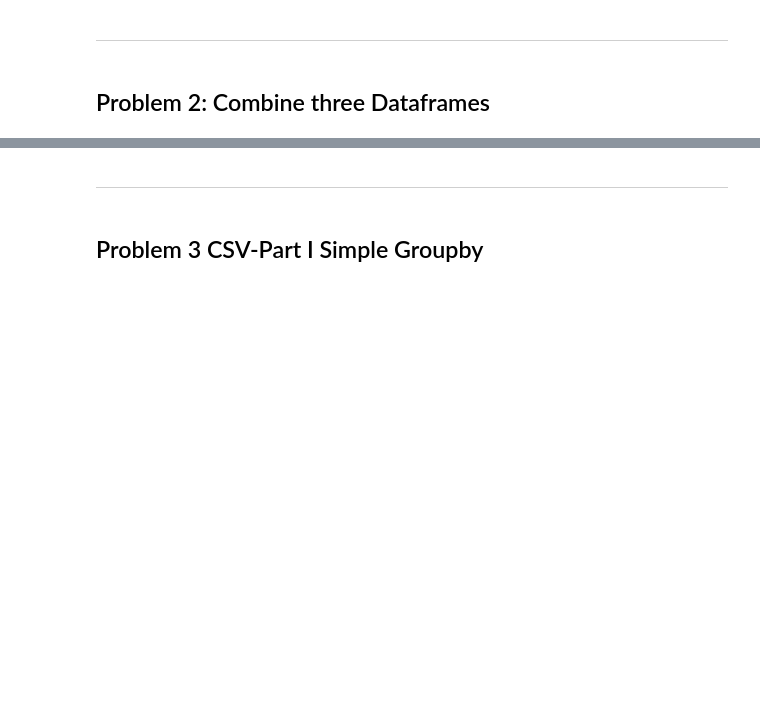
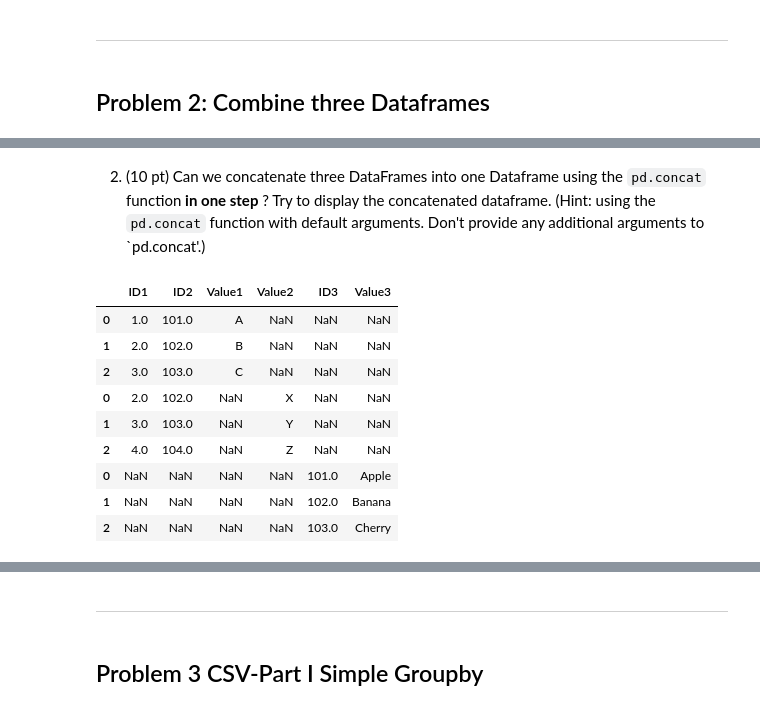
Before and after one commit to baconarray/DS5010_HW5, a Jupyter notebook: beaulieu_hw5.ipynb, the cells around one changed output, grey strips where cells are left out. Cells and saved outputs as stored; diff of their text form; code cells hidden in the pictures; blank space fills up the shorter version.

```diff
--- a/beaulieu_hw5.ipynb
+++ b/beaulieu_hw5.ipynb
@@ -50,13 +89,30 @@ data4 = {'Id_x':[0,1,2,3,4],
 data1 = {'ID1': [1, 2, 3],
          'ID2': [101, 102, 103],
          'Value1': ['A', 'B', 'C']}
-
+df1 = pd.DataFrame(data1)
 
 # Create df2
 data2 = {'ID1': [2, 3, 4],
          'ID2': [102, 103, 104],
          'Value2': ['X', 'Y', 'Z']}
+df2 = pd.DataFrame(data2)
 
 # Create df3
 data3 = {'ID3': [101, 102, 103],
          'Value3': ['Apple', 'Banana', 'Cherry']}
+df3 = pd.DataFrame(data3)
+# %% [markdown]
+2. (10 pt) Can we concatenate three DataFrames into one Dataframe using the `pd.concat` function **in one step** ? Try to display the concatenated dataframe. (Hint: using the `pd.concat` function with default arguments. Don't provide any additional arguments to `pd.concat'.)
+# %%
+pd.concat((df1,df2,df3))
+# %% [output]
+|  | ID1 | ID2 | Value1 | Value2 | ID3 | Value3 |
+| 0 | 1.0 | 101.0 | A | NaN | NaN | NaN |
+| 1 | 2.0 | 102.0 | B | NaN | NaN | NaN |
+| 2 | 3.0 | 103.0 | C | NaN | NaN | NaN |
+| 0 | 2.0 | 102.0 | NaN | X | NaN | NaN |
+| 1 | 3.0 | 103.0 | NaN | Y | NaN | NaN |
+| 2 | 4.0 | 104.0 | NaN | Z | NaN | NaN |
+| 0 | NaN | NaN | NaN | NaN | 101.0 | Apple |
+| 1 | NaN | NaN | NaN | NaN | 102.0 | Banana |
+| 2 | NaN | NaN | NaN | NaN | 103.0 | Cherry |
```
Also changed, not shown: parts of 40 cells of this notebook, 1 other file.
